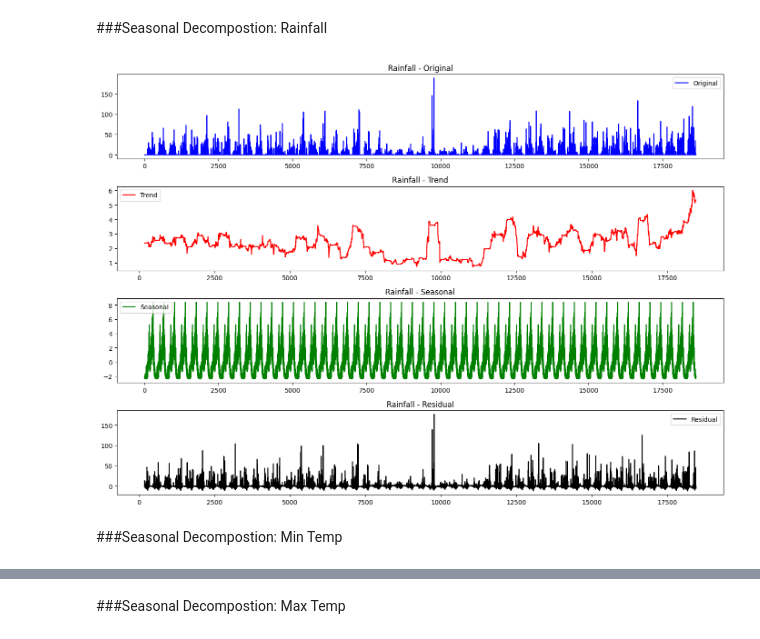
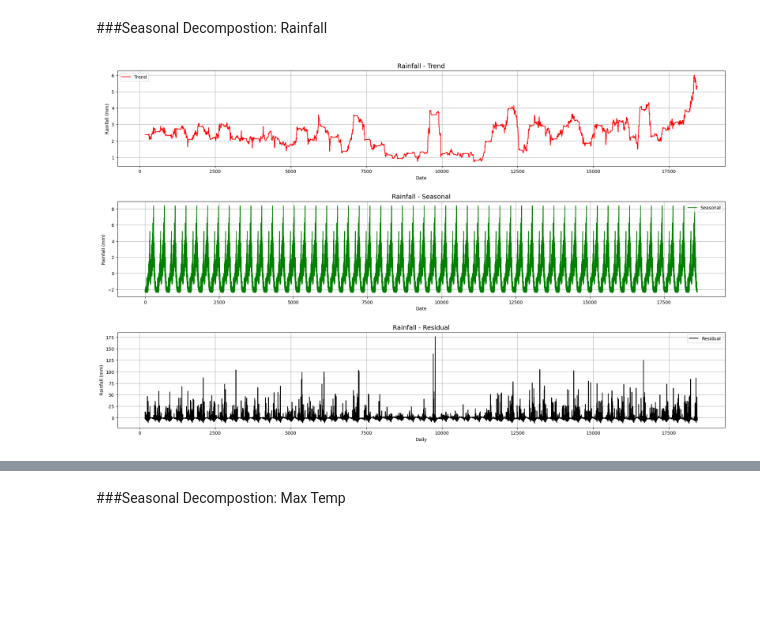
Before and after one commit to harishkodidela/Data-Science-Project, a Jupyter notebook: Precipitation_Pred.ipynb, the cells around one changed output, grey strips where cells are left out. Saved outputs shown, nothing was run; the diff lists cells and outputs as text; code cells hidden in the pictures; blank space fills up the shorter version.

```diff
--- a/Precipitation_Pred.ipynb
+++ b/Precipitation_Pred.ipynb
@@ -97,6 +140,14 @@ cd.reset_index(inplace=True)
 # %% [markdown]
 ####Mothly Trend Plots
 # %%
+cd['datetime'] = pd.to_datetime(cd['datetime'])
+cd.set_index('datetime', inplace=True)
+cd['Year'] = cd.index.year
+cd['Month'] = cd.index.month
+monthly_avg = cd.groupby('Month').mean()
+yearly_avg = cd.groupby('Year').mean()
+cd.reset_index(inplace=True)
+
 plt.figure(figsize=(14, 6))
 plt.subplot(3, 1, 1)
 plt.plot(monthly_avg.index, monthly_avg['rain'], label='Average Rain', color='blue')
@@ -160,30 +211,33 @@ rain_trend = rain_decompose.trend
 rain_seasonal = rain_decompose.seasonal
 rain_resid = rain_decompose.resid
 # %%
-plt.figure(figsize=(14, 10))
+plt.figure(figsize=(20, 16))
+
 plt.subplot(4, 1, 1)
-plt.plot(cd.index, cd['rain'], label='Original', color='blue')
-plt.title('Rainfall - Original')
+plt.plot(cd.index, rain_trend, label='Trend', color='red', linewidth=1.5)
+plt.title('Rainfall - Trend', fontsize=14)
+plt.xlabel('Date')
+plt.ylabel('Rainfall (mm)')
 plt.legend()
+plt.grid(True)
 
 plt.subplot(4, 1, 2)
-plt.plot(cd.index, rain_trend, label='Trend', color='red')
-plt.title('Rainfall - Trend')
+plt.plot(cd.index, rain_seasonal, label='Seasonal', color='green', linewidth=1.5)
+plt.title('Rainfall - Seasonal', fontsize=14)
+plt.xlabel('Date')
+plt.ylabel('Rainfall (mm)')
 plt.legend()
+plt.grid(True)
 
 plt.subplot(4, 1, 3)
-plt.plot(cd.index, rain_seasonal, label='Seasonal', color='green')
-plt.title('Rainfall - Seasonal')
+plt.plot(cd.index, rain_resid, label='Residual', color='black', linewidth=1.5)
+plt.title('Rainfall - Residual', fontsize=14)
+plt.xlabel('Daily')
+plt.ylabel('Rainfall (mm)')
 plt.legend()
+plt.grid(True)
 
-plt.subplot(4, 1, 4)
-plt.plot(cd.index, rain_resid, label='Residual', color='black')
-plt.title('Rainfall - Residual')
-plt.legend()
-
-plt.tight_layout()
+plt.tight_layout(pad=3.0)
 plt.show()
 # %% [output]
-[figure, old version]
+[figure, new version]
-# %% [markdown]
-###Seasonal Decompostion: Min Temp
```
Also changed, not shown: parts of 14 cells of this notebook.
